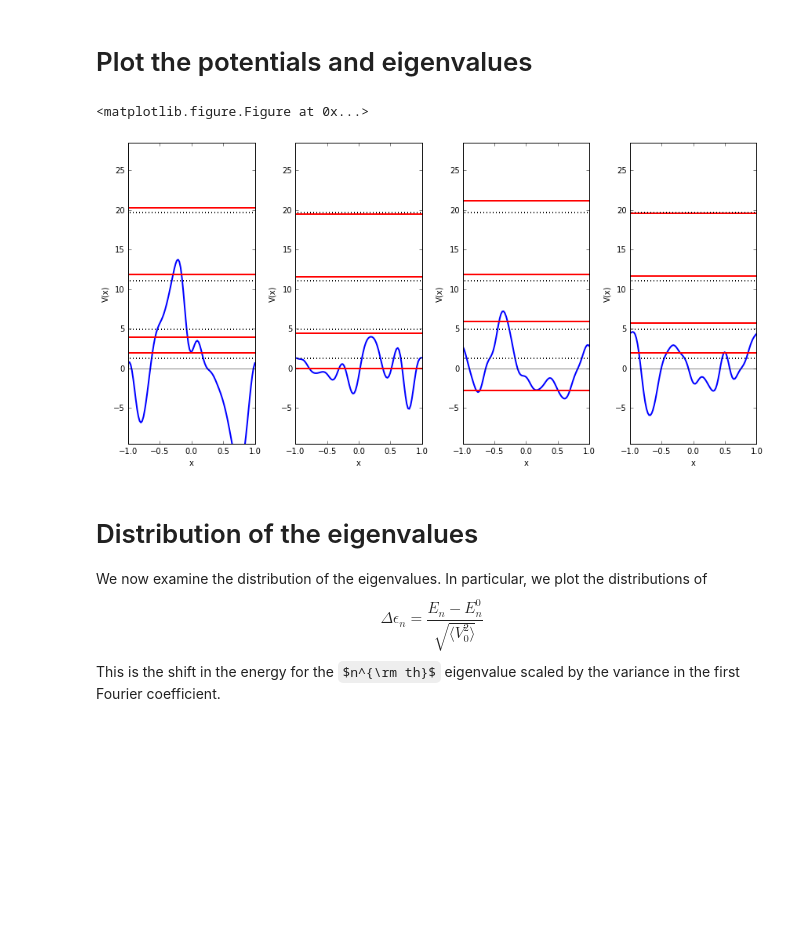
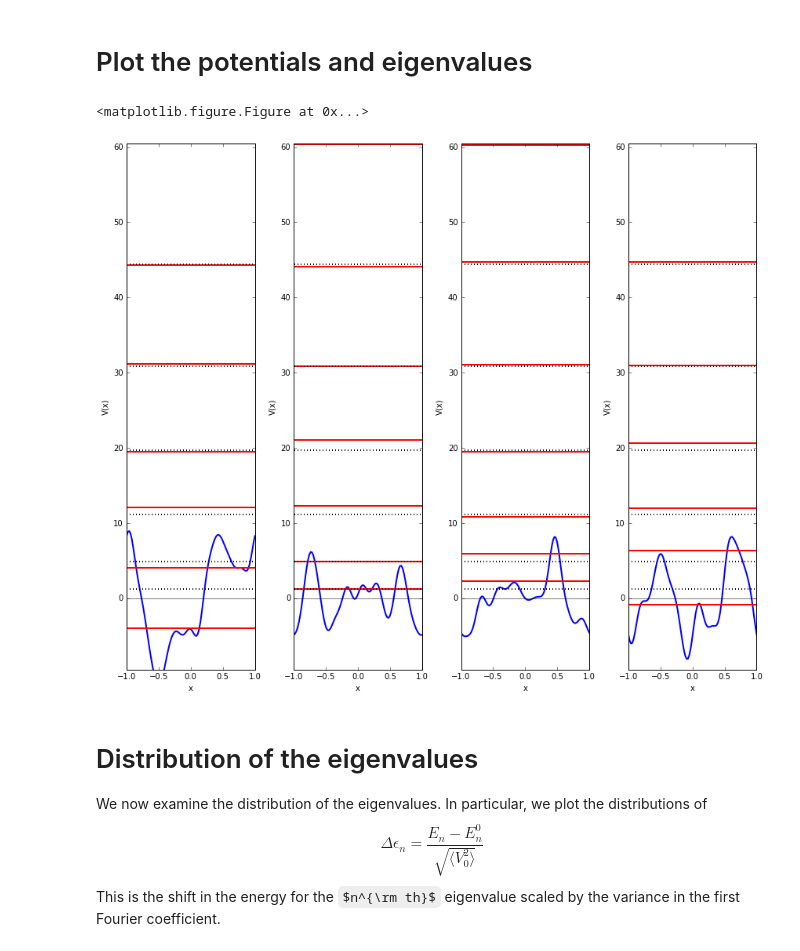
Before and after one commit to dhudsmith/qmnnet, a Jupyter notebook: jupyter/eigenvalues.ipynb, the cells around one changed output. Cells and saved outputs as stored; diff of their text form; code cells hidden in the pictures; some formulas as TeX source; blank space fills up the shorter version.

Commit message:
Plot fix

```diff
--- a/jupyter/eigenvalues.ipynb
+++ b/jupyter/eigenvalues.ipynb
@@ -258,32 +258,34 @@ Vgrid = np.dot(VSns,VSs) + np.dot(VCns,VCs)
 # %%
 nrows = 1
 ncols = 4
 nplot = nrows * ncols
 Vints = randint(0,NV, nplot)
 Vplot = Vgrid[Vints,::]
+eigplot = eigvals[Vints,::]
+numeigs = 8
 
 plt.clf()
 fig, axes = plt.subplots(nrows = nrows, ncols = ncols)
-fig.set_size_inches(3*ncols,6*nrows)
+fig.set_size_inches(3*ncols,10*nrows)
 subax = axes.flat
 
 for i in range(0,nplot):
         subax[i].plot(xs, Vplot[i], linewidth = 2)
         subax[i].axhline(y=0,xmin=-1,xmax=1, linestyle='solid' ,color = 'k', lw=0.5)
-        for j in range(0, 4):
-            subax[i].axhline(y=eigvals[i,j], xmin = -1, xmax = 1,
+        for j in range(0, numeigs):
+            subax[i].axhline(y=eigplot[i,j], xmin = -1, xmax = 1,
                              ls = 'solid', color = 'r', lw =2)
             subax[i].axhline(y=E0(j+1), xmin = -1, xmax = 1,
                              ls = 'dotted', color = 'k', lw = 2)
         subax[i].set_xlabel("x")
         subax[i].set_ylabel("V(x)")
-        subax[i].set_ylim((-3*np.sqrt(V20),9*np.sqrt(V20)))
+        subax[i].set_ylim((-3*np.sqrt(V20),E0(numeigs-1)))
 
 plt.tight_layout()
 plt.show()
 # %% [output]
 <matplotlib.figure.Figure at 0x...>
-[figure, old version]
+[figure, new version]
 # %% [markdown]
 # Distribution of the eigenvalues
 We now examine the distribution of the eigenvalues. In particular, we plot the distributions of
```
Also changed, not shown: parts of 3 cells of this notebook, 1 other file.
